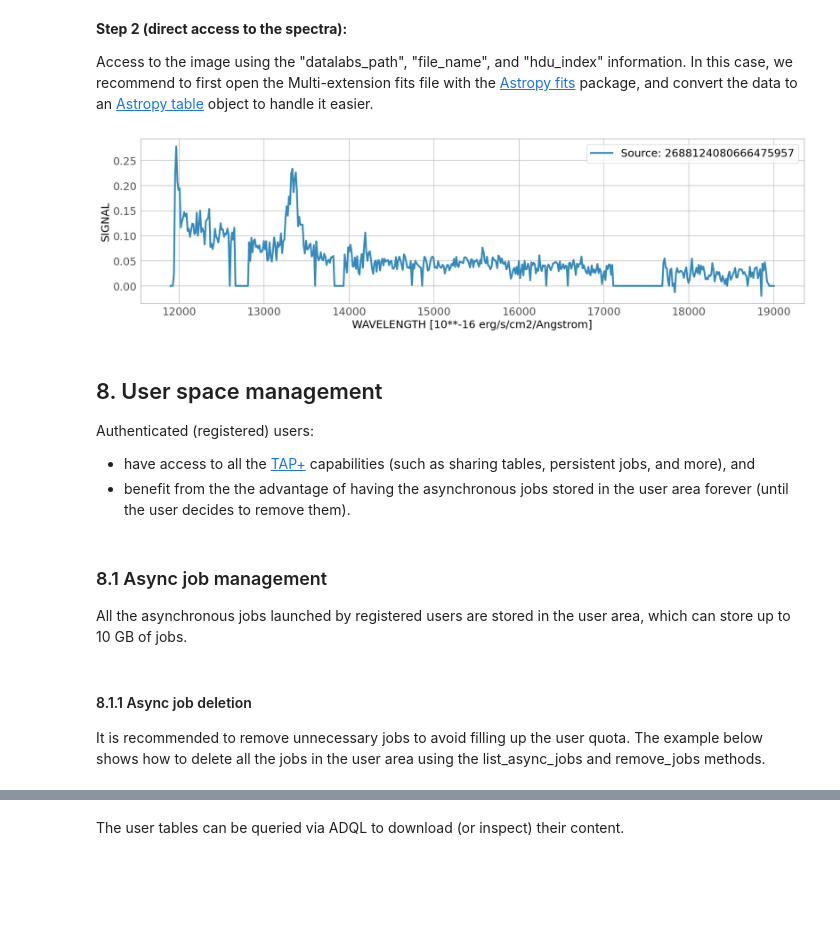
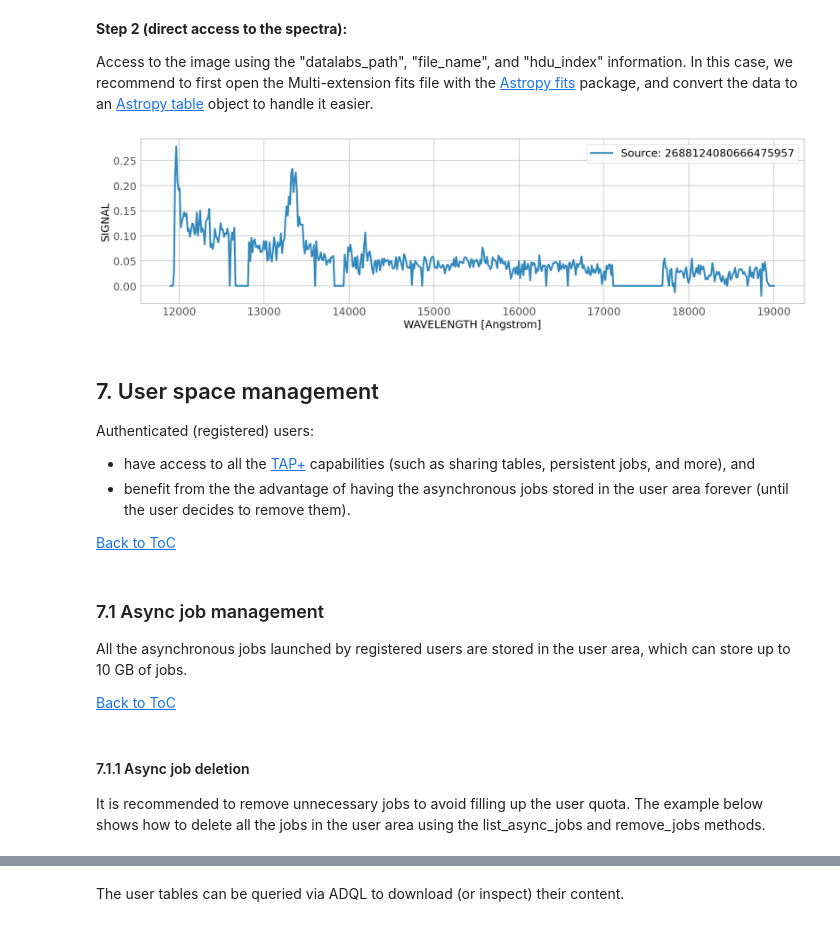
Before and after one commit to esa/euclid-jupyter-notebooks, a Jupyter notebook: DR1/Astroquery.ipynb, the cells around one changed output, grey strips where cells are left out. Cells and saved outputs as stored; diff of their text form; code cells hidden in the pictures; blank space fills up the shorter version.

```diff
--- a/DR1/Astroquery.ipynb
+++ b/DR1/Astroquery.ipynb
@@ -405,38 +447,46 @@ Access to the image using the "datalabs_path", "file_name", and "hdu_index" info
 # %%
 row_index    = 0 # To read the 1t row.
 row          = res[row_index]
 path_to_fits = f"{row['datalabs_path']}/{row['file_name']}"
 hdu_index    = row['hdu_index']
 
 hdul      = fits.open(path_to_fits)
 spec_data = hdul[hdu_index].data
 spec_data = Table(spec_data)
 spec_head = hdul[hdu_index].header
 
 # Plot the spectra ==========================================
 fontsize = 18
 fig = plt.figure(figsize = [20,5])
 plt.plot(spec_data['WAVELENGTH'], spec_data['SIGNAL'], linewidth = 3, label = f"Source: {row['source_id']}")
-plt.xlabel(f"WAVELENGTH [{spec_head['TUNIT2']}]", fontsize = fontsize)
+plt.xlabel(f"WAVELENGTH [{spec_head['TUNIT1']}]", fontsize = fontsize)
 plt.ylabel('SIGNAL', fontsize = fontsize)
 plt.xticks(fontsize = fontsize)
 plt.yticks(fontsize = fontsize)
 plt.legend(fontsize = fontsize)
 plt.show()
 # %% [output]
-[figure, old version]
+[figure, new version]
 # %% [markdown]
-## 8. User space management
+<a id="sect7"></a>
+
+## 7. User space management
 
 Authenticated (registered) users:
 * have access to all the [TAP+](https://astroquery.readthedocs.io/en/latest/gaia/gaia.html) capabilities (such as sharing tables, persistent jobs, and more), and
 * benefit from the the advantage of having the asynchronous jobs stored in the user area forever (until the user decides to remove them).
+
+[Back to ToC](#ToC)
 # %% [markdown]
-### 8.1 Async job management
+<a id="sect7.1"></a>
+
+### 7.1 Async job management
 
 All the asynchronous jobs launched by registered users are stored in the user area, which can store up to 10 GB of jobs.
+
+[Back to ToC](#ToC)
 # %% [markdown]
-#### 8.1.1 Async job deletion
+#### 7.1.1 Async job deletion
 
 It is recommended to remove unnecessary jobs to avoid filling up the user quota. The example below shows how to delete all the jobs in the user area using the list_async_jobs and remove_jobs methods.
 # %%
```
Also changed, not shown: parts of 28 cells of this notebook, 10 other files.
